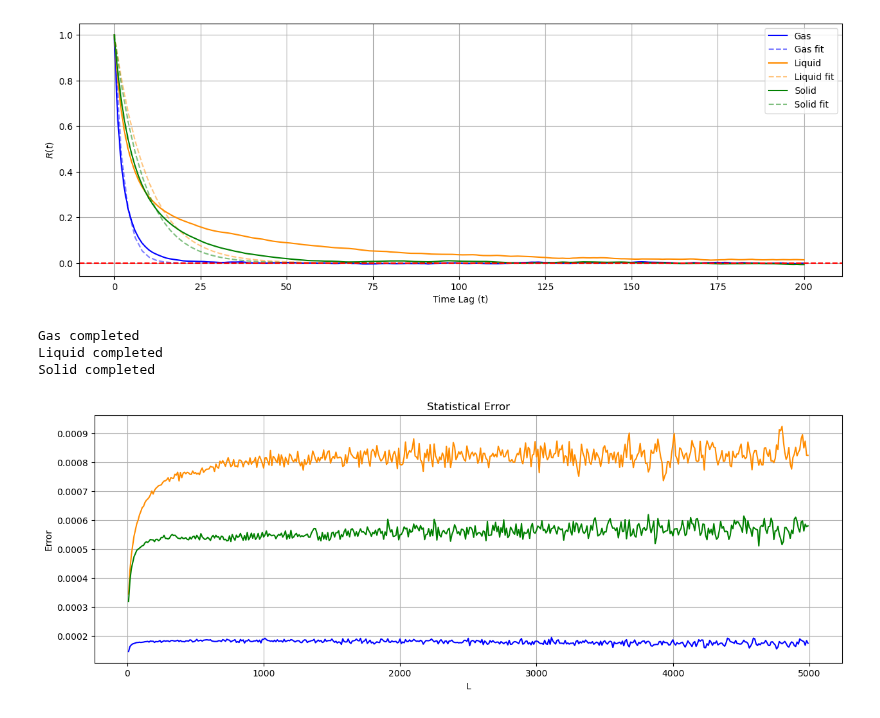
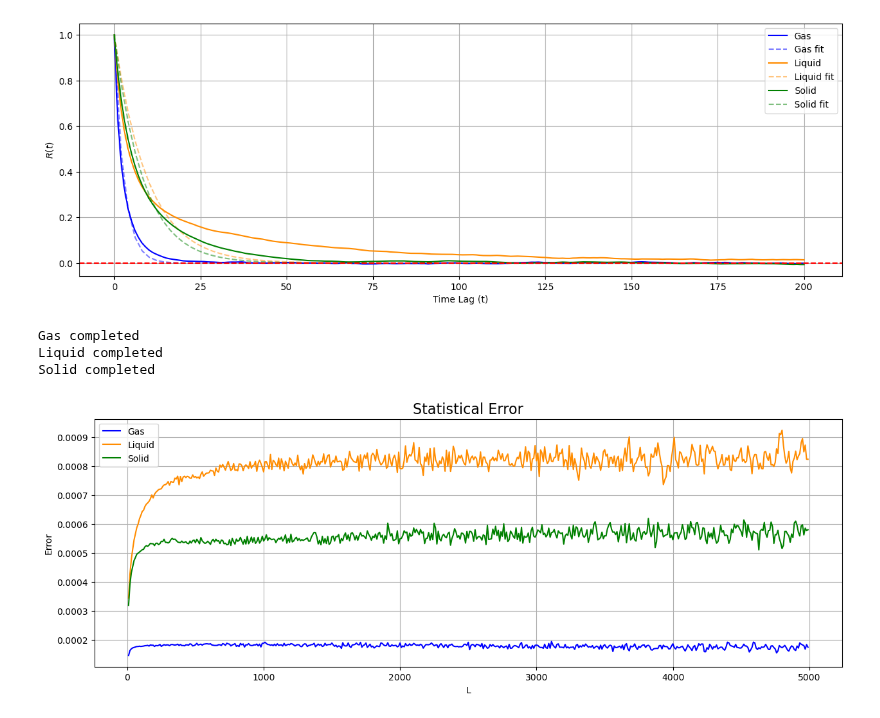
Before and after one commit to matteopicciolini/Numeric-Simulation-Laboratory, a Jupyter notebook: JupyterNotebooks/Exercises_07.ipynb, the cells around one changed output. Saved outputs shown, nothing was run; the diff lists cells and outputs as text; code cells hidden in the pictures.

```diff
--- a/JupyterNotebooks/Exercises_07.ipynb
+++ b/JupyterNotebooks/Exercises_07.ipynb
@@ -188,32 +188,33 @@ def plot_statistical_error(data, title, color):
     for L in L_range:
         N = int(M / L)
         err = data_blocking_analysis(data, N, L)
         errors.append(err)
         x_values.append(L)
 
     plt.plot(x_values, errors, label = title, color = color)
 
 L_min = 10
 L_max = 5000
 M = 500000
 
 fig = plt.figure(figsize = (15, 5))
 
-plt.title("Statistical Error")
+plt.title("Statistical Error", fontsize = 16)
 
 plot_statistical_error(gas_instant, 'Gas', 'blue')
 print("Gas completed")
 plot_statistical_error(liquid_instant, 'Liquid', 'darkorange')
 print("Liquid completed")
 plot_statistical_error(solid_instant, 'Solid', 'green')
 print("Solid completed")
 
+plt.legend()
 plt.ylabel("Error")
 plt.xlabel('L')
 plt.grid(True)
 plt.show()
 # %% [output]
 Gas completed
 Liquid completed
 Solid completed
-[figure, old version]
+[figure, new version]
```
Also changed, not shown: parts of 5 cells of this notebook, 32 other files.
